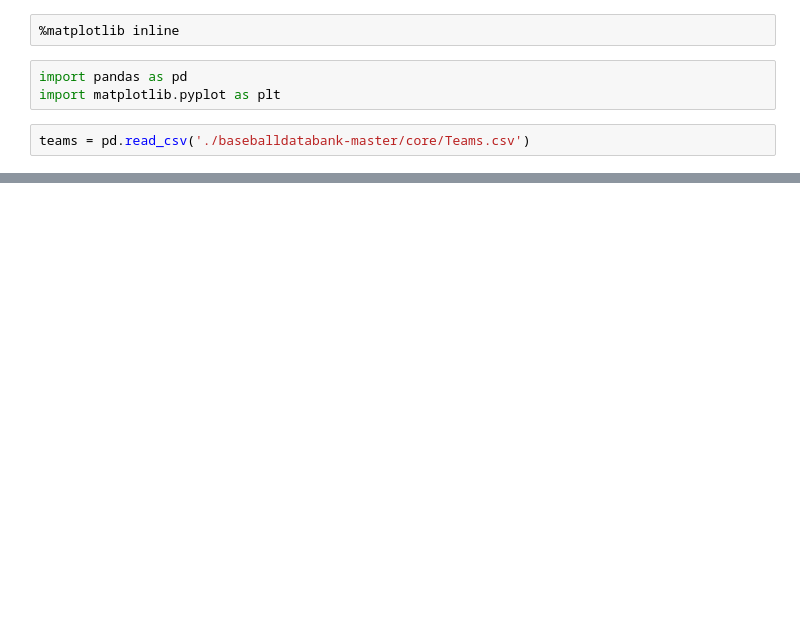
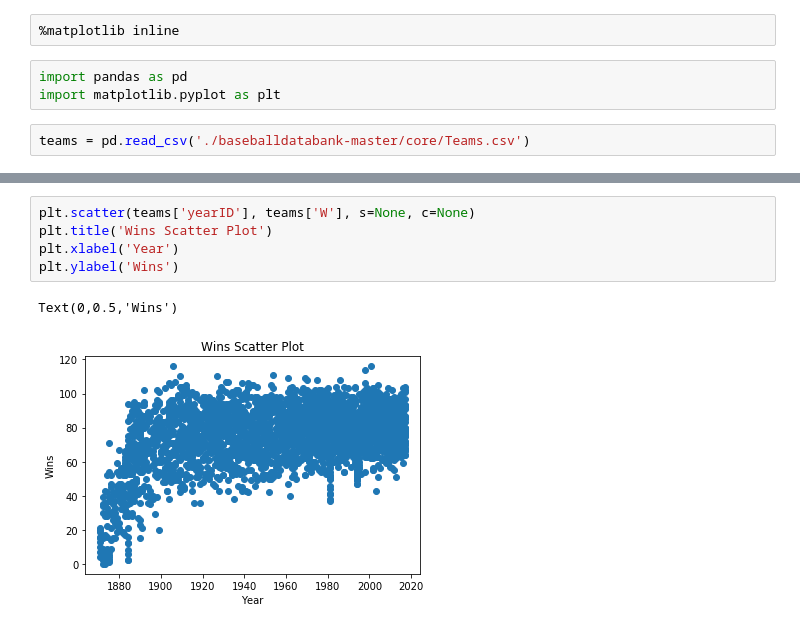
Before and after one commit to La100tifika/Bdata, a Jupyter notebook: PandasBaseball.ipynb, the cells around one changed output, grey strips where cells are left out. Saved outputs shown, nothing was run; the diff lists cells and outputs as text; blank space fills up the shorter version.

```diff
--- a/PandasBaseball.ipynb
+++ b/PandasBaseball.ipynb
@@ -43,0 +42,8 @@ Text(0.5,1,'Distribution of Wins')
+# %%
+plt.scatter(teams['yearID'], teams['W'], s=None, c=None)
+plt.title('Wins Scatter Plot')
+plt.xlabel('Year')
+plt.ylabel('Wins')
+# %% [output]
+Text(0,0.5,'Wins')
+[figure, added]
```
Also changed, not shown: parts of 8 cells of this notebook.
